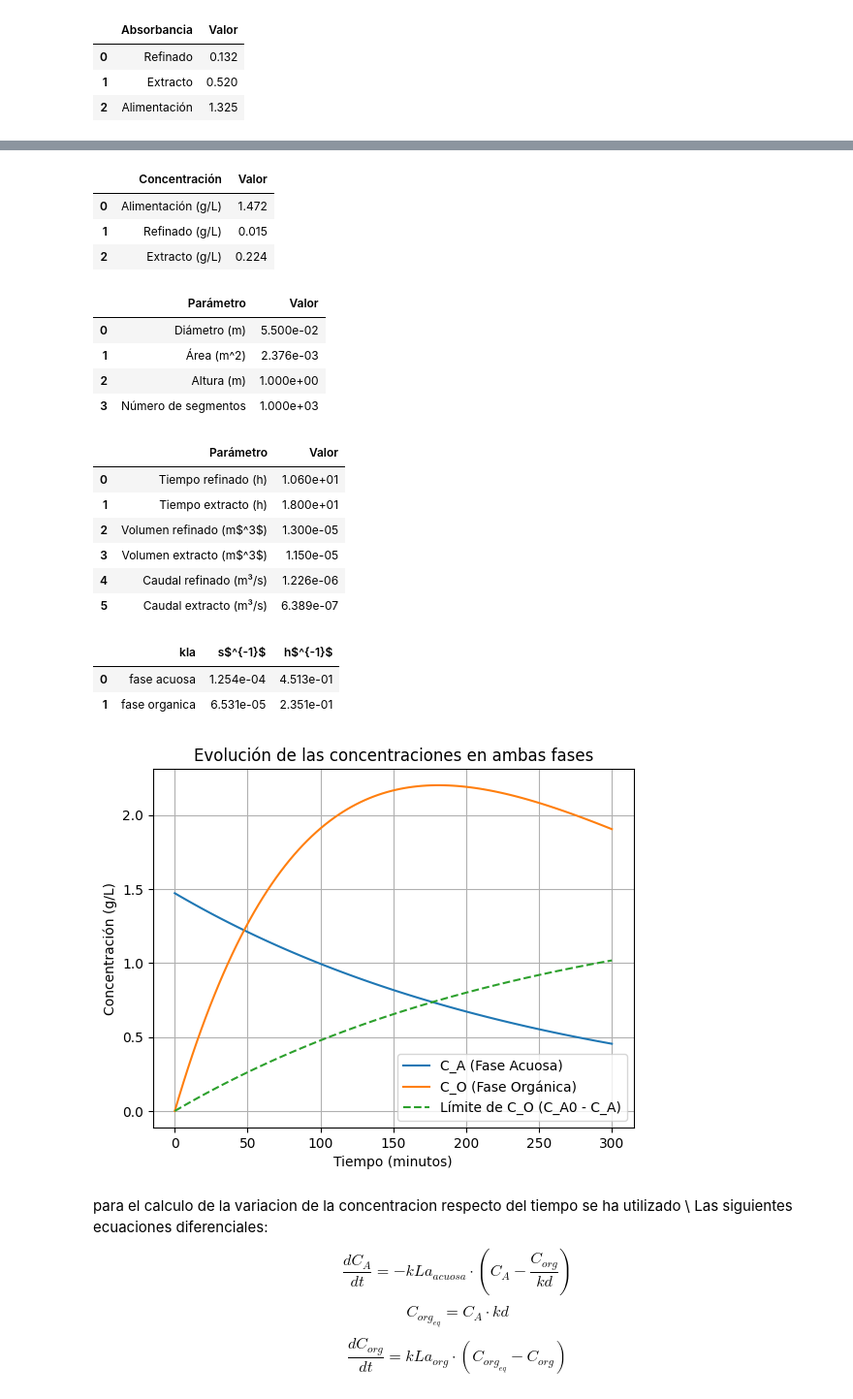
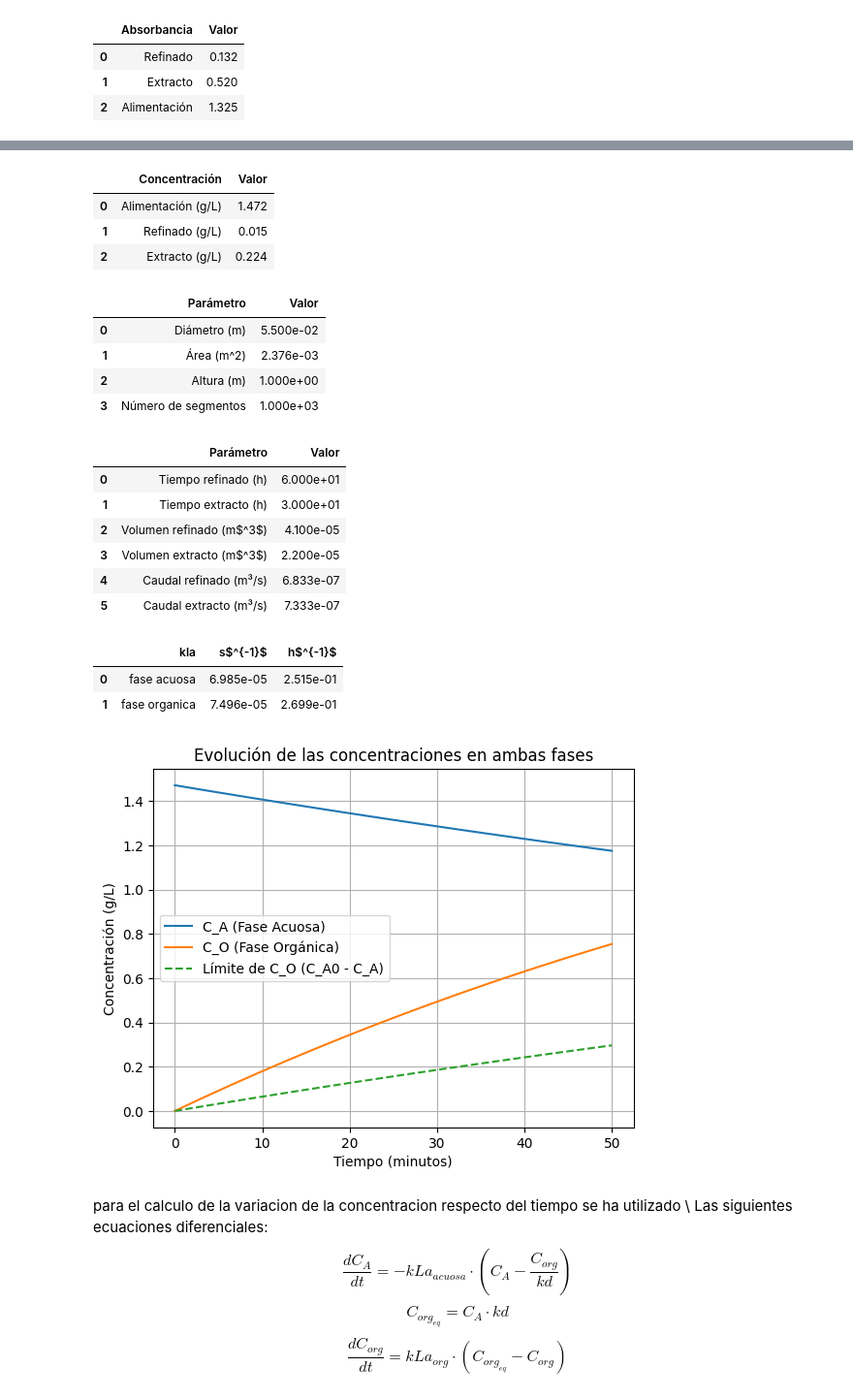
Before and after one commit to ChristianPh404/exp2, a Jupyter notebook: pract13.ipynb, the cells around one changed output, grey strips where cells are left out. Shown at 97% size. Drawn from its saved outputs; the diff is of its cells as text; code cells hidden in the pictures.

```diff
--- a/pract13.ipynb
+++ b/pract13.ipynb
@@ -18,10 +18,10 @@ kd = 3.04  # dato proporcionado
 absorbancia_Refinado = 0.132
 absorbancia_extracto = 0.52
 absorbancia_alimentacion = 1.325
-Tiempo_refinado = 10.6   # s
-Tiempo_extracto = 18# s
-Volumen_refinado = (13 / 1E6)# ml a m^3
-Volumen_extracto = (11.5 / 1000000)  # ml a m^3
+Tiempo_refinado = 60   # s   el nuestro 10.6
+Tiempo_extracto = 30# s
+Volumen_refinado = (41 / 1E6)# ml a m^3
+Volumen_extracto = (22 / 1000000)  # ml a m^3
 Q_refinado = (Volumen_refinado / Tiempo_refinado)  # m³/s
 Q_extracto = (Volumen_extracto / Tiempo_extracto) # m³/s
 
@@ -190,7 +190,7 @@ kLa_acuosa = Kla_acuosa * 60  # Convertido a minutos
 kLa_organica = Kla * 60        # Convertido a minutos (asumiendo que ya tienes Kla para la fase orgánica)
 
 # Tiempo de simulación (en minutos)
-t = np.linspace(0, 300, 100)  # Tiempo de 3 minutos
+t = np.linspace(0, 50, 100)  # Tiempo de 0 a 50 minutos
 
 # Definir el sistema de ecuaciones diferenciales
 def modelo(y, t, kLa_acuosa, kLa_organica, kd):
@@ -235,42 +235,42 @@ Comprobación: 0.901%
 | 0 | Fase acuosa (g/L) | 9.000 |
 | 1 | Fase orgánica (g/L) | 23.200 |
 | 2 | kd | 3.040 |
 |  | Absorbancia | Valor |
 | 0 | Refinado | 0.132 |
 | 1 | Extracto | 0.520 |
 | 2 | Alimentación | 1.325 |
 |  | Intervalo | [F.o], g/L | [F.a], g/L | [F.o$^*$], g/L | 1/(F.o$^*$ - F.o) | ∫(dC.o / (C.o$^{eq}$ - C.o) |
 | 0 | 0 | 0.000 | 0.015 | 0.045 | 22.428 | 4.81e-03 |
 | 1 | 100 | 0.022 | 0.161 | 0.488 | 2.147 | 4.80e-04 |
 | 2 | 200 | 0.045 | 0.306 | 0.932 | 1.128 | 2.52e-04 |
 | 3 | 300 | 0.067 | 0.452 | 1.375 | 0.765 | 1.71e-04 |
 | 4 | 400 | 0.090 | 0.598 | 1.819 | 0.578 | 1.30e-04 |
 | 5 | 500 | 0.112 | 0.744 | 2.262 | 0.465 | 1.04e-04 |
 | 6 | 600 | 0.135 | 0.890 | 2.706 | 0.389 | 8.72e-05 |
 | 7 | 700 | 0.157 | 1.036 | 3.149 | 0.334 | 7.49e-05 |
 | 8 | 800 | 0.179 | 1.182 | 3.593 | 0.293 | 6.57e-05 |
 | 9 | 900 | 0.202 | 1.328 | 4.036 | 0.261 | 5.85e-05 |
 | 10 | 999 | 0.224 | 1.472 | 4.476 | 0.235 | Σ = 0.243 |
 |  | Concentración | Valor |
 | 0 | Alimentación (g/L) | 1.472 |
 | 1 | Refinado (g/L) | 0.015 |
 | 2 | Extracto (g/L) | 0.224 |
 |  | Parámetro | Valor |
 | 0 | Diámetro (m) | 5.500e-02 |
 | 1 | Área (m^2) | 2.376e-03 |
 | 2 | Altura (m) | 1.000e+00 |
 | 3 | Número de segmentos | 1.000e+03 |
 |  | Parámetro | Valor |
-| 0 | Tiempo refinado (h) | 1.060e+01 |
-| 1 | Tiempo extracto (h) | 1.800e+01 |
-| 2 | Volumen refinado (m$^3$) | 1.300e-05 |
-| 3 | Volumen extracto (m$^3$) | 1.150e-05 |
-| 4 | Caudal refinado (m³/s) | 1.226e-06 |
-| 5 | Caudal extracto (m³/s) | 6.389e-07 |
+| 0 | Tiempo refinado (h) | 6.000e+01 |
+| 1 | Tiempo extracto (h) | 3.000e+01 |
+| 2 | Volumen refinado (m$^3$) | 4.100e-05 |
+| 3 | Volumen extracto (m$^3$) | 2.200e-05 |
+| 4 | Caudal refinado (m³/s) | 6.833e-07 |
+| 5 | Caudal extracto (m³/s) | 7.333e-07 |
 |  | kla | s$^{-1}$ | h$^{-1}$ |
-| 0 | fase acuosa | 1.254e-04 | 4.513e-01 |
-| 1 | fase organica | 6.531e-05 | 2.351e-01 |
+| 0 | fase acuosa | 6.985e-05 | 2.515e-01 |
+| 1 | fase organica | 7.496e-05 | 2.699e-01 |
-[figure, old version]
+[figure, new version]
 # %% [markdown]
 para el calculo de la variacion de la concentracion respecto del tiempo se ha utilizado \\
 Las siguientes ecuaciones diferenciales:
```
